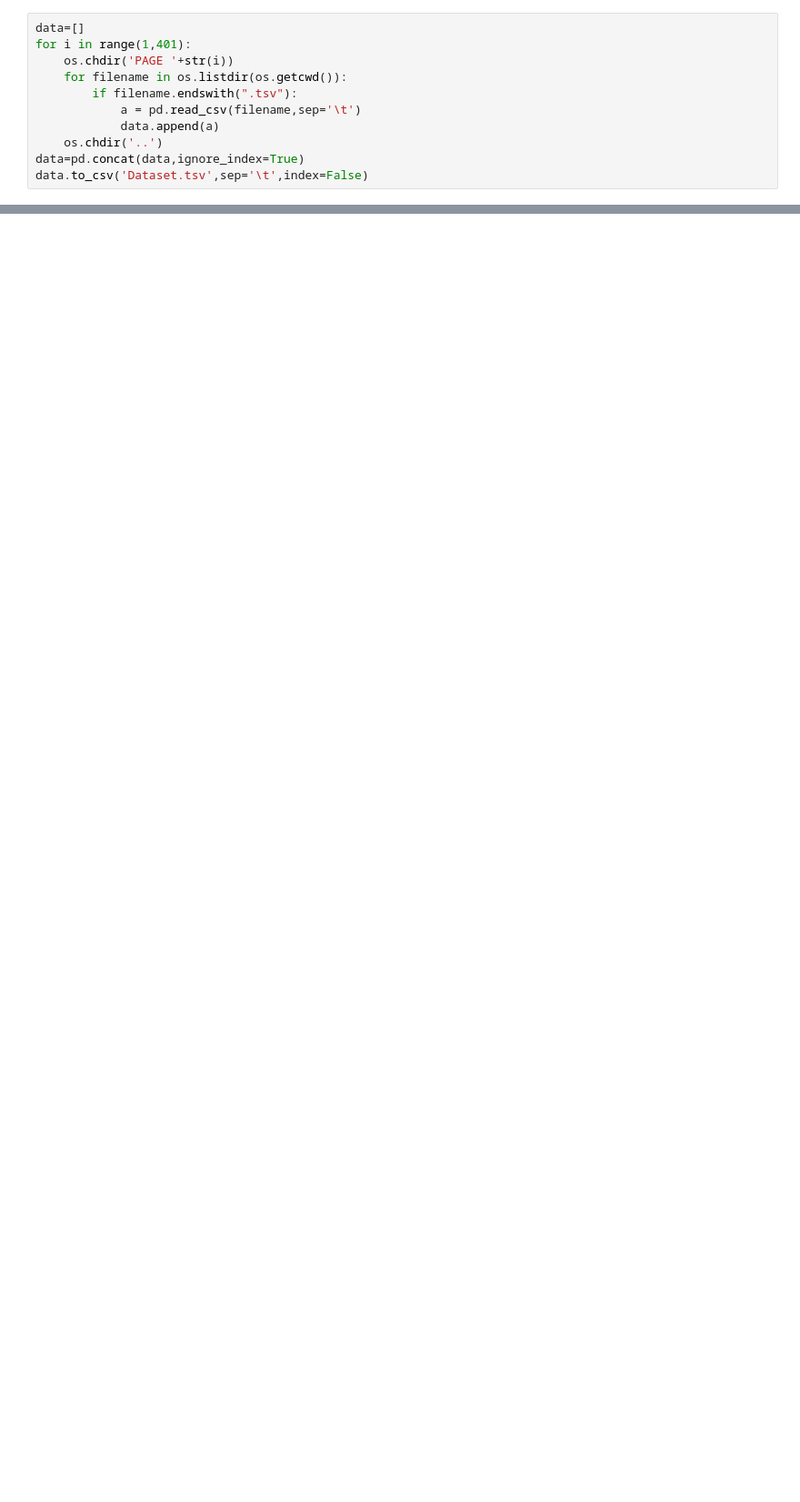
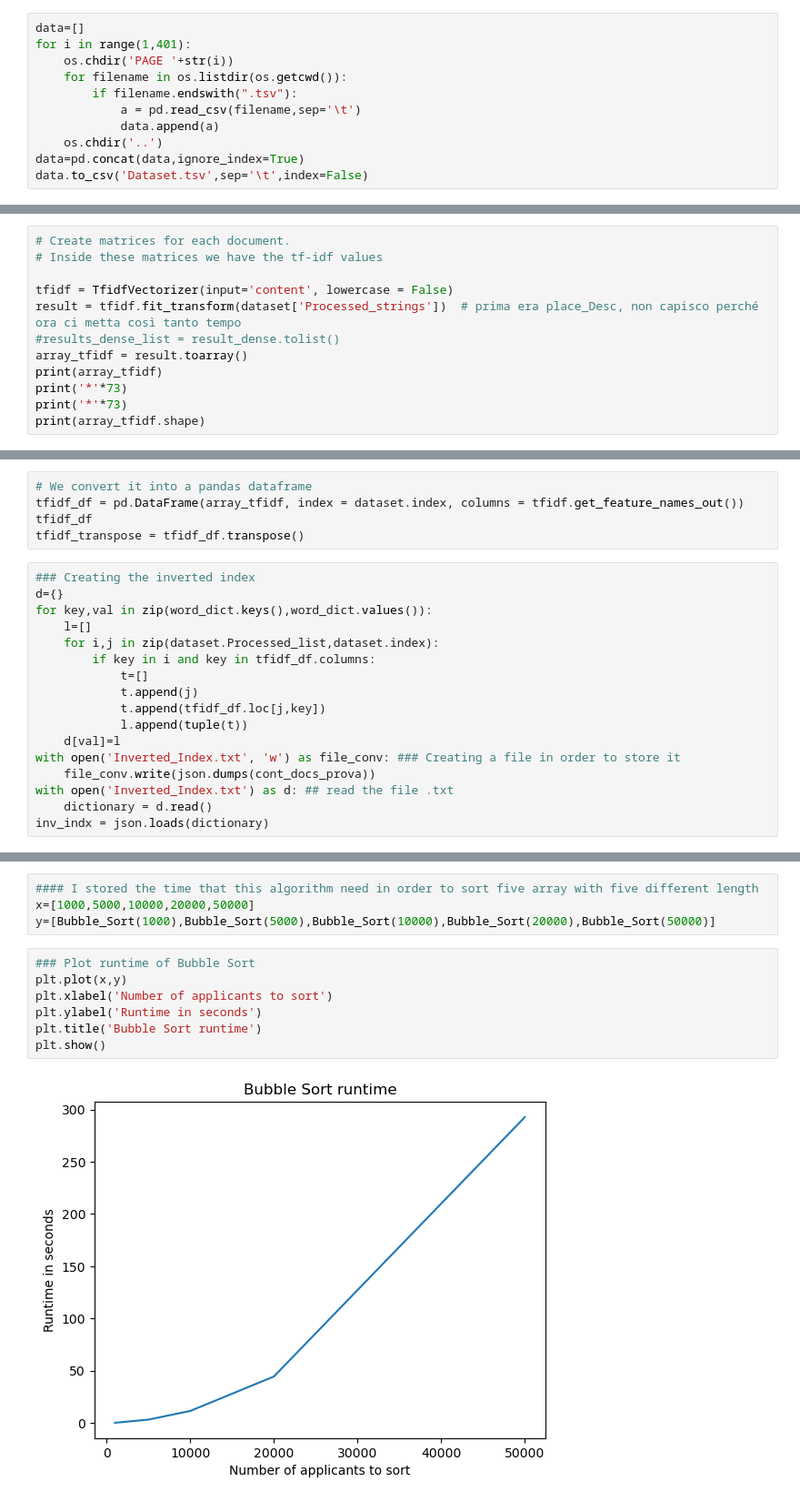
Before and after one commit to MattiaCastaldo/Homework-3, a Jupyter notebook: Mattia.ipynb, the cells around one changed output, grey strips where cells are left out. Shown at 91% size. Drawn from its saved outputs; the diff is of its cells as text; blank space fills up the shorter version.

```diff
--- a/Mattia.ipynb
+++ b/Mattia.ipynb
@@ -297,0 +453,12 @@ b
+# %%
+# Create matrices for each document.
+# Inside these matrices we have the tf-idf values
+
+tfidf = TfidfVectorizer(input='content', lowercase = False)
+result = tfidf.fit_transform(dataset['Processed_strings'])  # prima era place_Desc, non capisco perché ora ci metta così tanto tempo
+#results_dense_list = result_dense.tolist()
+array_tfidf = result.toarray()
+print(array_tfidf)
+print('*'*73)
+print('*'*73)
+print(array_tfidf.shape)
@@ -297,0 +476,22 @@ b
+# %%
+# We convert it into a pandas dataframe
+tfidf_df = pd.DataFrame(array_tfidf, index = dataset.index, columns = tfidf.get_feature_names_out())
+tfidf_df
+tfidf_transpose = tfidf_df.transpose()
+# %%
+### Creating the inverted index
+d={}
+for key,val in zip(word_dict.keys(),word_dict.values()):
+    l=[]
+    for i,j in zip(dataset.Processed_list,dataset.index):
+        if key in i and key in tfidf_df.columns:
+            t=[]
+            t.append(j)
+            t.append(tfidf_df.loc[j,key])
+            l.append(tuple(t))
+    d[val]=l
+with open('Inverted_Index.txt', 'w') as file_conv: ### Creating a file in order to store it
+    file_conv.write(json.dumps(cont_docs_prova))
+with open('Inverted_Index.txt') as d: ## read the file .txt
+    dictionary = d.read()
+inv_indx = json.loads(dictionary)
@@ -297,0 +812,13 @@ b
+# %%
+#### I stored the time that this algorithm need in order to sort five array with five different length
+x=[1000,5000,10000,20000,50000]
+y=[Bubble_Sort(1000),Bubble_Sort(5000),Bubble_Sort(10000),Bubble_Sort(20000),Bubble_Sort(50000)]
+# %%
+### Plot runtime of Bubble Sort
+plt.plot(x,y)
+plt.xlabel('Number of applicants to sort')
+plt.ylabel('Runtime in seconds')
+plt.title('Bubble Sort runtime')
+plt.show()
+# %% [output]
+[figure, added]
```
Also changed, not shown: parts of 102 cells of this notebook.
